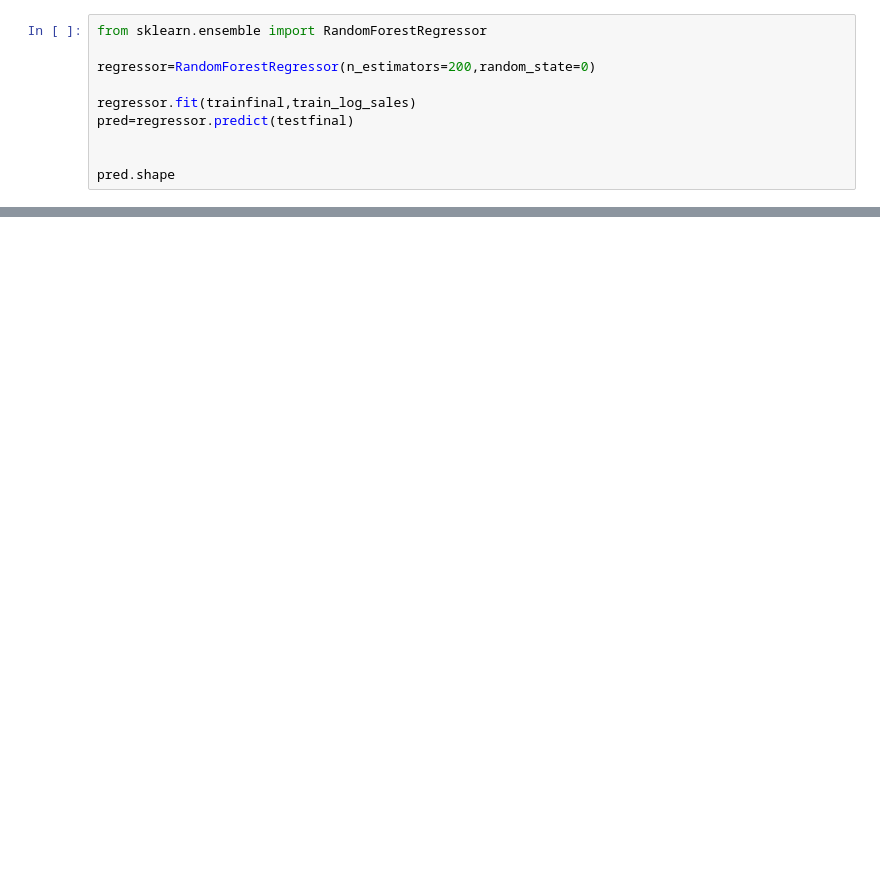
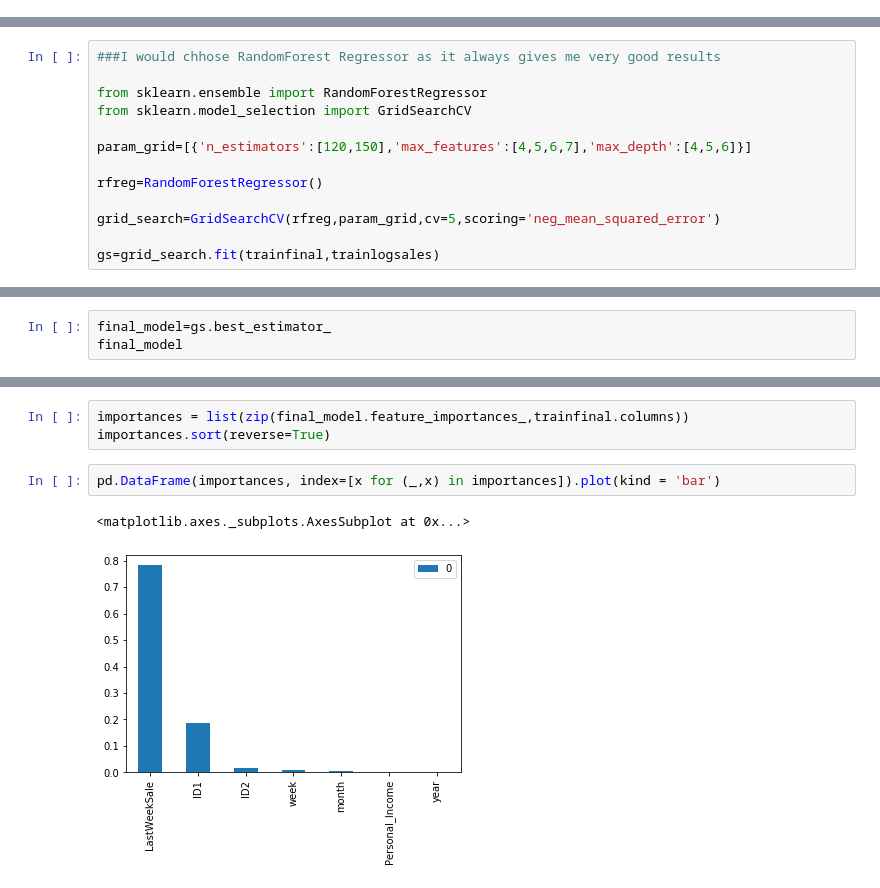
Before and after one commit to gunjanhense/MachineLearningProjects, a Jupyter notebook: ForecastSalesQuantities.ipynb, the cells around one changed output, grey strips where cells are left out. Saved outputs shown, nothing was run; the diff lists cells and outputs as text; blank space fills up the shorter version.

```diff
--- a/ForecastSalesQuantities.ipynb
+++ b/ForecastSalesQuantities.ipynb
@@ -167,10 +221,0 @@ plt.show()
-# %%
-from sklearn.ensemble import RandomForestRegressor
-
-regressor=RandomForestRegressor(n_estimators=200,random_state=0)
-
-regressor.fit(trainfinal,train_log_sales)
-pred=regressor.predict(testfinal)
-
-
-pred.shape
@@ -206,0 +222,13 @@ comparison.head(50)
+# %%
+###I would chhose RandomForest Regressor as it always gives me very good results
+
+from sklearn.ensemble import RandomForestRegressor
+from sklearn.model_selection import GridSearchCV
+
+param_grid=[{'n_estimators':[120,150],'max_features':[4,5,6,7],'max_depth':[4,5,6]}]
+
+rfreg=RandomForestRegressor()
+
+grid_search=GridSearchCV(rfreg,param_grid,cv=5,scoring='neg_mean_squared_error')
+
+gs=grid_search.fit(trainfinal,trainlogsales)
@@ -206,0 +254,3 @@ comparison.head(50)
+# %%
+final_model=gs.best_estimator_
+final_model
@@ -217,0 +383,8 @@ R2: 0.03691262852184696
+# %%
+importances = list(zip(final_model.feature_importances_,trainfinal.columns))
+importances.sort(reverse=True)
+# %%
+pd.DataFrame(importances, index=[x for (_,x) in importances]).plot(kind = 'bar')
+# %% [output]
+<matplotlib.axes._subplots.AxesSubplot at 0x...>
+[figure, added]
```
Also changed, not shown: parts of 39 cells of this notebook.
